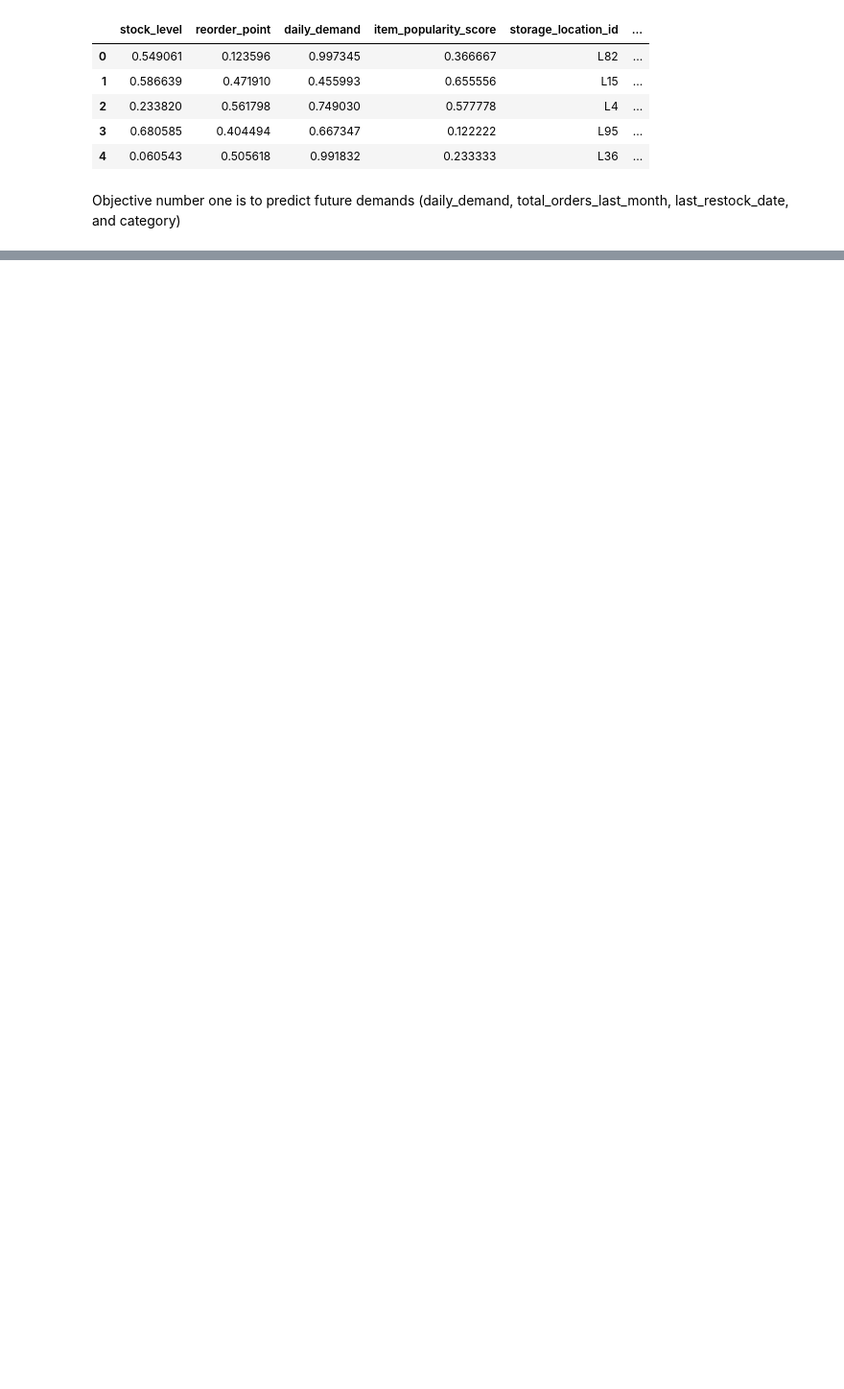
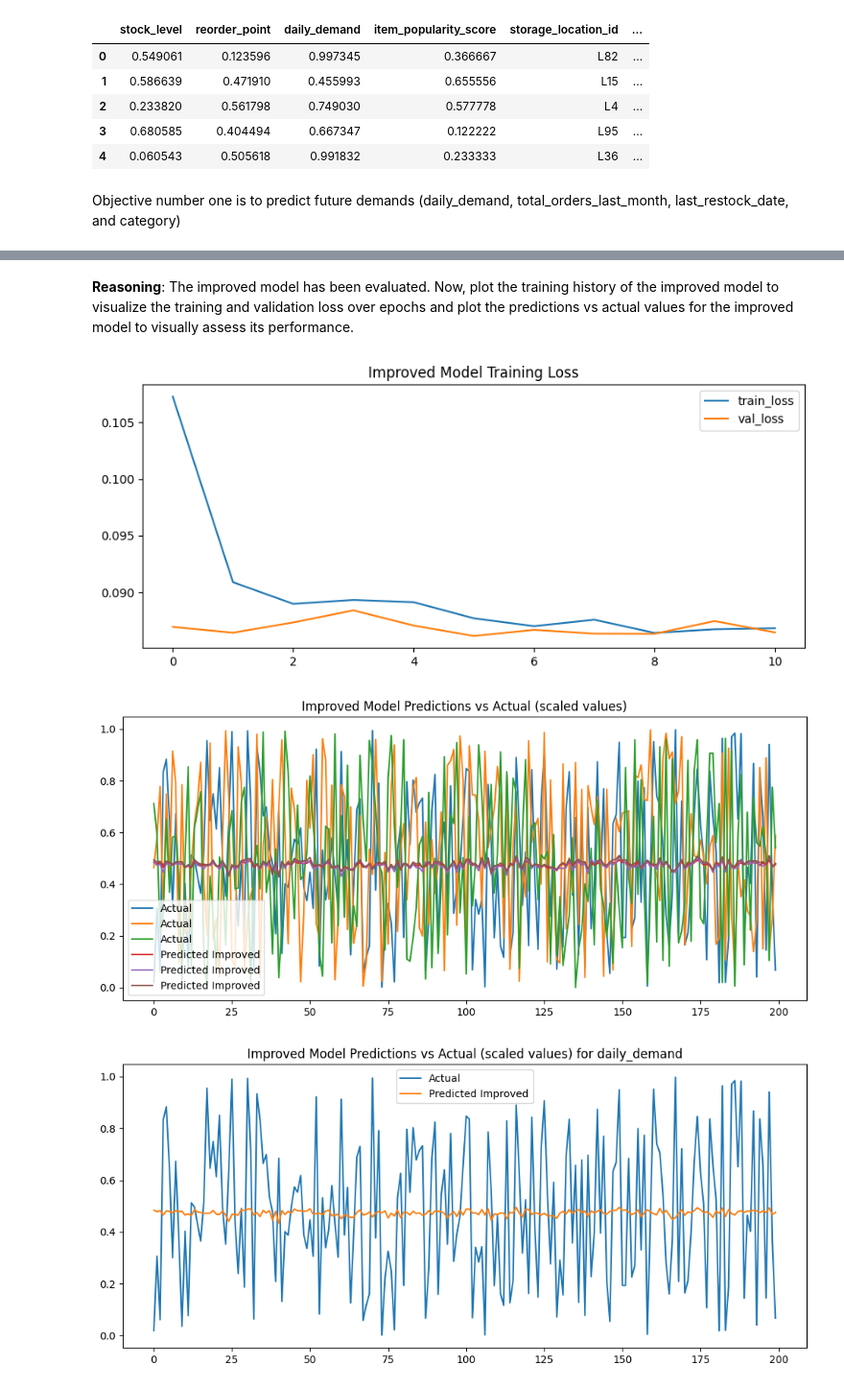
Before and after one commit to VUT-BA-3-2-Project-2025/Team-force, a Jupyter notebook: TEAM_FORCE_Project.ipynb, the cells around one changed output, grey strips where cells are left out. Shown at 96% size. Drawn from its saved outputs; the diff is of its cells as text; code cells hidden in the pictures; blank space fills up the shorter version.

```diff
--- a/TEAM_FORCE_Project.ipynb
+++ b/TEAM_FORCE_Project.ipynb
@@ -277,0 +357,5 @@ for i in range(y_test.shape[1]):
+# %%
+es_improved = EarlyStopping(monitor='val_loss', patience=5, restore_best_weights=True, verbose=1)
+cp_improved = ModelCheckpoint("lstm_model_improved.h5", monitor='val_loss', save_best_only=True, verbose=1)
+
+history_improved = model_lstm_improved.fit(X_train, y_train, epochs=20, batch_size=32, validation_split=0.1, callbacks=[es_improved, cp_improved])
@@ -277,0 +409,9 @@ for i in range(y_test.shape[1]):
+# %%
+loss_improved = model_lstm_improved.evaluate(X_test, y_test, verbose=0)
+y_pred_improved = model_lstm_improved.predict(X_test)
+
+test_mse_improved = mean_squared_error(y_test, y_pred_improved)
+rmse_improved = np.sqrt(test_mse_improved)
+print(f'Improved Test Loss (Mean Squared Error from evaluate): {loss_improved}')
+print(f'Improved Test MSE (calculated): {test_mse_improved}')
+print(f'Improved Test RMSE (calculated): {rmse_improved}')
@@ -277,0 +423,34 @@ for i in range(y_test.shape[1]):
+# %% [markdown]
+**Reasoning**:
+The improved model has been evaluated. Now, plot the training history of the improved model to visualize the training and validation loss over epochs and plot the predictions vs actual values for the improved model to visually assess its performance.
+# %%
+# Plot training history for improved model
+plt.figure(figsize=(10,4))
+plt.plot(history_improved.history['loss'], label='train_loss')
+plt.plot(history_improved.history['val_loss'], label='val_loss')
+plt.legend()
+plt.title("Improved Model Training Loss")
+plt.show()
+
+# Predictions vs actual for improved model
+plt.figure(figsize=(12,5))
+plt.plot(y_test[:200], label='Actual')
+plt.plot(y_pred_improved[:200], label='Predicted Improved')
+plt.legend()
+plt.title("Improved Model Predictions vs Actual (scaled values)")
+plt.show()
+
+# Predictions vs actual for each column for improved model
+predicted_columns = ['daily_demand', 'total_orders_last_month', 'days_since_restock']
+
+for i in range(y_test.shape[1]):
+    plt.figure(figsize=(12,5))
+    plt.plot(y_test[:200, i], label='Actual')
+    plt.plot(y_pred_improved[:200, i], label='Predicted Improved')
+    plt.legend()
+    plt.title(f"Improved Model Predictions vs Actual (scaled values) for {predicted_columns[i]}")
+    plt.show()
+# %% [output]
+[figure, added]
+[figure, added]
+[figure, added]
```
Also changed, not shown: parts of 16 cells of this notebook.
